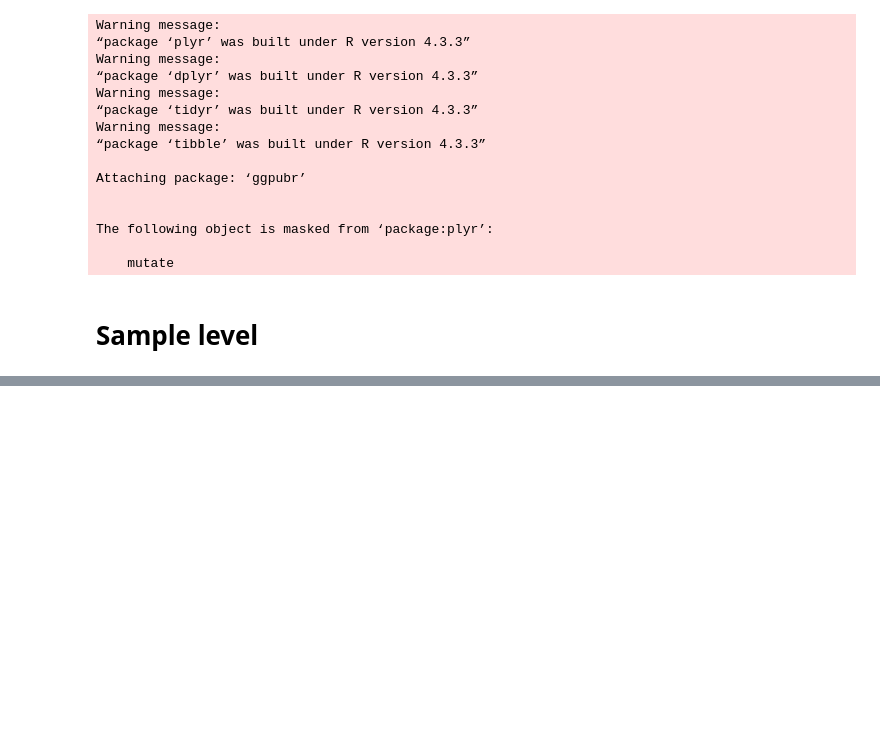
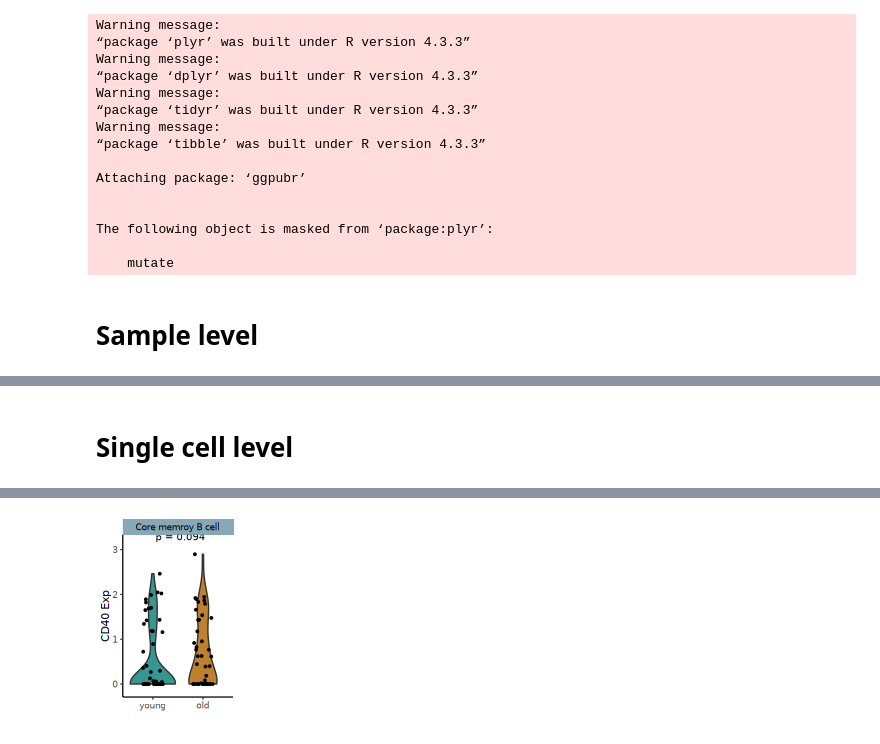
Before and after one commit to aifimmunology/IHA-Figure, a Jupyter notebook: Extended_Figure7/05_FigE.ipynb, the cells around one changed output, grey strips where cells are left out. Saved outputs shown, nothing was run; the diff lists cells and outputs as text; code cells hidden in the pictures; blank space fills up the shorter version.

```diff
--- a/Extended_Figure7/05_FigE.ipynb
+++ b/Extended_Figure7/05_FigE.ipynb
@@ -83,0 +90,6 @@ ggsave('FigureE.pdf',g,width = 30/25.4,height = 45/25.4)
+# %% [markdown]
+# Single cell level
+# %%
+df<-read.csv("01_Burton_Dataset/CD40_Exp_SingleCell.csv") %>% filter(days=="d0")
+df$AIFI_L3<-"Core memroy B cell"
+df$age_group<-factor(df$age_group,levels=c("young","old"))
@@ -83,0 +102,37 @@ ggsave('FigureE.pdf',g,width = 30/25.4,height = 45/25.4)
+# %%
+options(repr.plot.width = 30/25.4, repr.plot.height = 45/25.4)
+
+p<-ggplot(df, aes(x=`age_group`, y=CD40, fill=`age_group`)) +
+    geom_violin(outlier.shape = NA,lwd=0.3) +
+geom_point(position = position_jitter(width = 0.2),color="black", size=0.8,stroke=0) +
+theme_classic(base_size=6)+
+stat_compare_means(aes(label = paste0("p = ", after_stat(p.format))),
+    size=2,
+    label.x=1.25,
+    vjust = -2)+theme(strip.background = element_rect(linewidth = 0))+
+    scale_fill_manual(values = c("old" = '#bf812d', "young" = '#35978f'))+
+    scale_y_continuous(limits = c(NA, NA),
+                       expand = expansion(mult = c(0.1, 0.15)))+
+theme(legend.position="none")+
+xlab('')+
+ylab('CD40 Exp')+
+facet_wrap(~AIFI_L3,  scale='free_y')
+
+g <- ggplot_gtable(ggplot_build(p))
+
+strips <- which(grepl('strip-', g$layout$name))
+
+pal <- color_vector['CM CD4 T cell']
+text_color <- sapply(color_vector['CM CD4 T cell'], is_dark_color)
+
+for (i in seq_along(strips)) {
+  k <- which(grepl('rect', g$grobs[[strips[i]]]$grobs[[1]]$childrenOrder))
+  l <- which(grepl('titleGrob', g$grobs[[strips[i]]]$grobs[[1]]$childrenOrder))
+  g$grobs[[strips[i]]]$grobs[[1]]$children[[k]]$gp$fill <-  adjustcolor(pal[i], alpha.f = 0.8)
+  g$grobs[[strips[i]]]$grobs[[1]]$children[[l]]$children[[1]]$gp$col <- text_color[i]
+}
+
+plot(g)
+
+ggsave('FigureD-2.pdf',g,width = 30/25.4,height = 45/25.4)
+# %% [output]
@@ -83,0 +141 @@ ggsave('FigureE.pdf',g,width = 30/25.4,height = 45/25.4)
+[figure, added]
```
Also changed, not shown: parts of 8 cells of this notebook, 24 other files.
